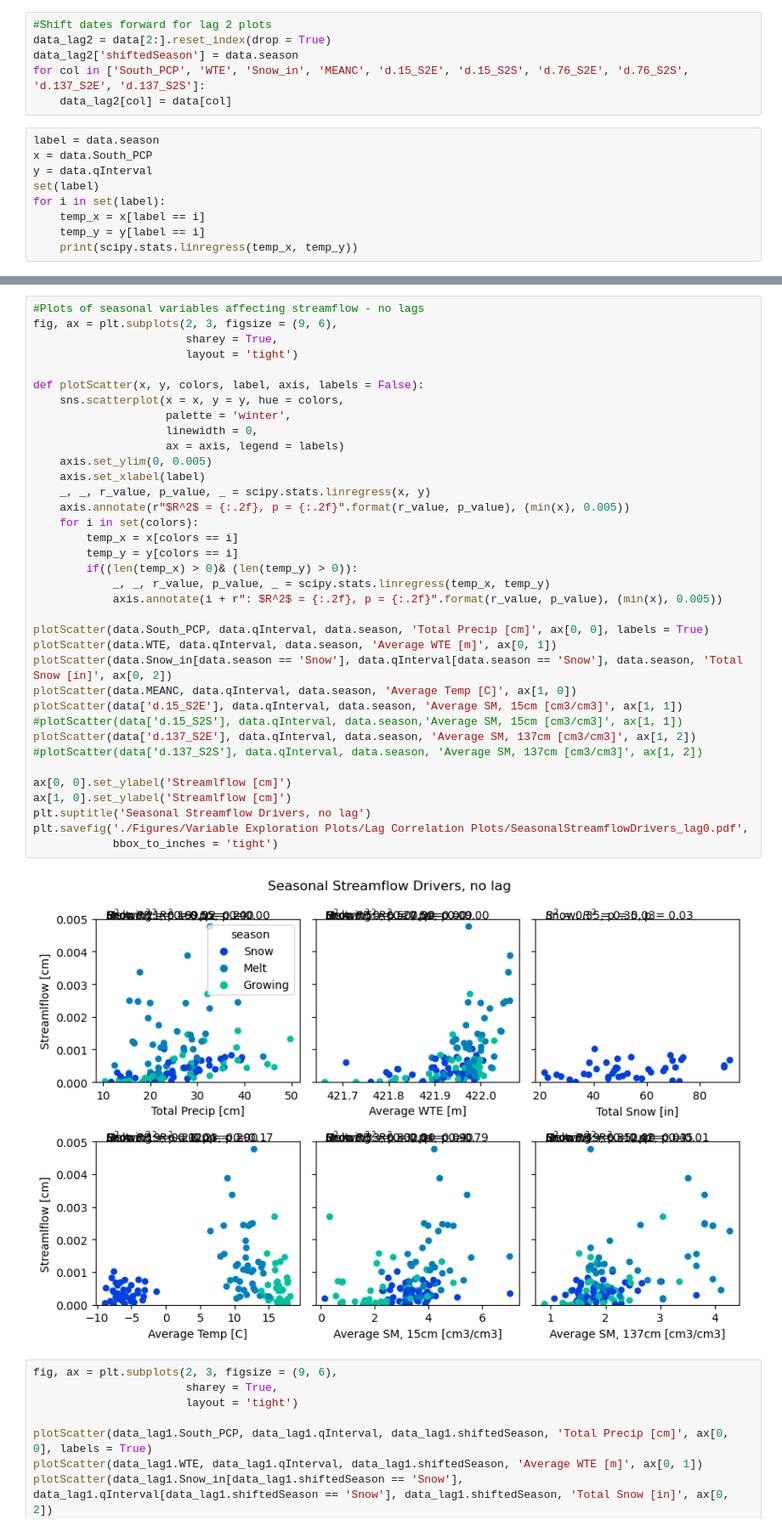
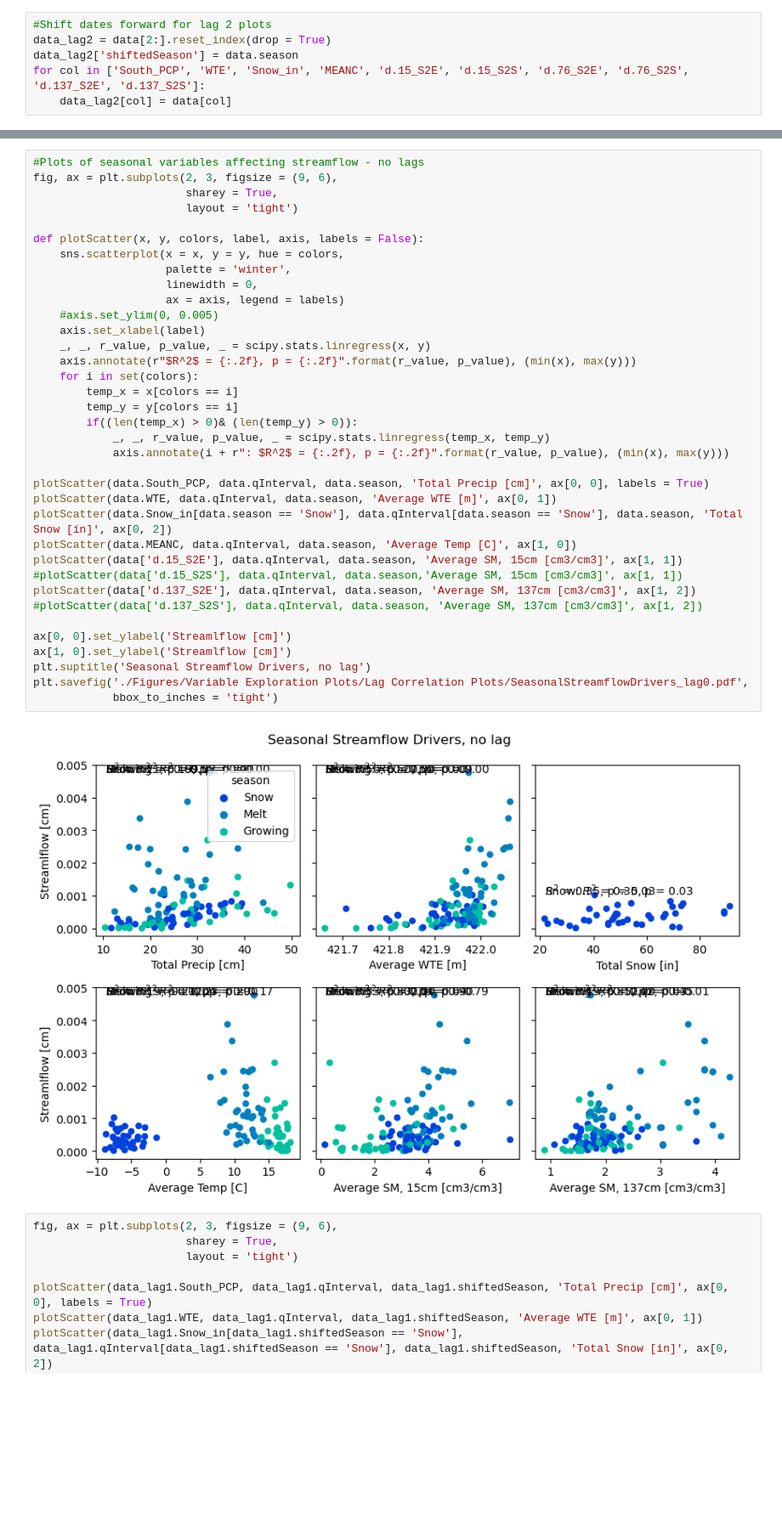
Before and after one commit to mwdjones/process-networks, a Jupyter notebook: 01_climateVariable_exploration.ipynb, the cells around one changed output, grey strips where cells are left out. Shown at 85% size. Drawn from its saved outputs; the diff is of its cells as text; blank space fills up the shorter version.

Commit message:
frost figures

```diff
--- a/01_climateVariable_exploration.ipynb
+++ b/01_climateVariable_exploration.ipynb
@@ -30,12 +30,3 @@ data_lag2 = data[2:].reset_index(drop = True)
 data_lag2['shiftedSeason'] = data.season
 for col in ['South_PCP', 'WTE', 'Snow_in', 'MEANC', 'd.15_S2E', 'd.15_S2S', 'd.76_S2E', 'd.76_S2S', 'd.137_S2E', 'd.137_S2S']:
     data_lag2[col] = data[col]
-# %%
-label = data.season
-x = data.South_PCP
-y = data.qInterval
-set(label)
-for i in set(label):
-    temp_x = x[label == i]
-    temp_y = y[label == i]
-    print(scipy.stats.linregress(temp_x, temp_y))
@@ -50,37 +39,37 @@ fig, ax = plt.subplots(2, 3, figsize = (9, 6),
                        layout = 'tight')
 
 def plotScatter(x, y, colors, label, axis, labels = False):
     sns.scatterplot(x = x, y = y, hue = colors,
                     palette = 'winter',
                     linewidth = 0,
                     ax = axis, legend = labels)
-    axis.set_ylim(0, 0.005)
+    #axis.set_ylim(0, 0.005)
     axis.set_xlabel(label)
     _, _, r_value, p_value, _ = scipy.stats.linregress(x, y)
-    axis.annotate(r"$R^2$ = {:.2f}, p = {:.2f}".format(r_value, p_value), (min(x), 0.005))
+    axis.annotate(r"$R^2$ = {:.2f}, p = {:.2f}".format(r_value, p_value), (min(x), max(y)))
     for i in set(colors):
         temp_x = x[colors == i]
         temp_y = y[colors == i]
         if((len(temp_x) > 0)& (len(temp_y) > 0)):
             _, _, r_value, p_value, _ = scipy.stats.linregress(temp_x, temp_y)
-            axis.annotate(i + r": $R^2$ = {:.2f}, p = {:.2f}".format(r_value, p_value), (min(x), 0.005))
+            axis.annotate(i + r": $R^2$ = {:.2f}, p = {:.2f}".format(r_value, p_value), (min(x), max(y)))
 
 plotScatter(data.South_PCP, data.qInterval, data.season, 'Total Precip [cm]', ax[0, 0], labels = True)
 plotScatter(data.WTE, data.qInterval, data.season, 'Average WTE [m]', ax[0, 1])
 plotScatter(data.Snow_in[data.season == 'Snow'], data.qInterval[data.season == 'Snow'], data.season, 'Total Snow [in]', ax[0, 2])
 plotScatter(data.MEANC, data.qInterval, data.season, 'Average Temp [C]', ax[1, 0])
 plotScatter(data['d.15_S2E'], data.qInterval, data.season, 'Average SM, 15cm [cm3/cm3]', ax[1, 1])
 #plotScatter(data['d.15_S2S'], data.qInterval, data.season,'Average SM, 15cm [cm3/cm3]', ax[1, 1])
 plotScatter(data['d.137_S2E'], data.qInterval, data.season, 'Average SM, 137cm [cm3/cm3]', ax[1, 2])
 #plotScatter(data['d.137_S2S'], data.qInterval, data.season, 'Average SM, 137cm [cm3/cm3]', ax[1, 2])
 
 ax[0, 0].set_ylabel('Streamlflow [cm]')
 ax[1, 0].set_ylabel('Streamlflow [cm]')
 plt.suptitle('Seasonal Streamflow Drivers, no lag')
 plt.savefig('./Figures/Variable Exploration Plots/Lag Correlation Plots/SeasonalStreamflowDrivers_lag0.pdf',
             bbox_to_inches = 'tight')
 # %% [output]
-[figure, old version]
+[figure, new version]
 # %%
 fig, ax = plt.subplots(2, 3, figsize = (9, 6),
                        sharey = True,
```
Also changed, not shown: parts of 9 cells of this notebook, 3 other files.
